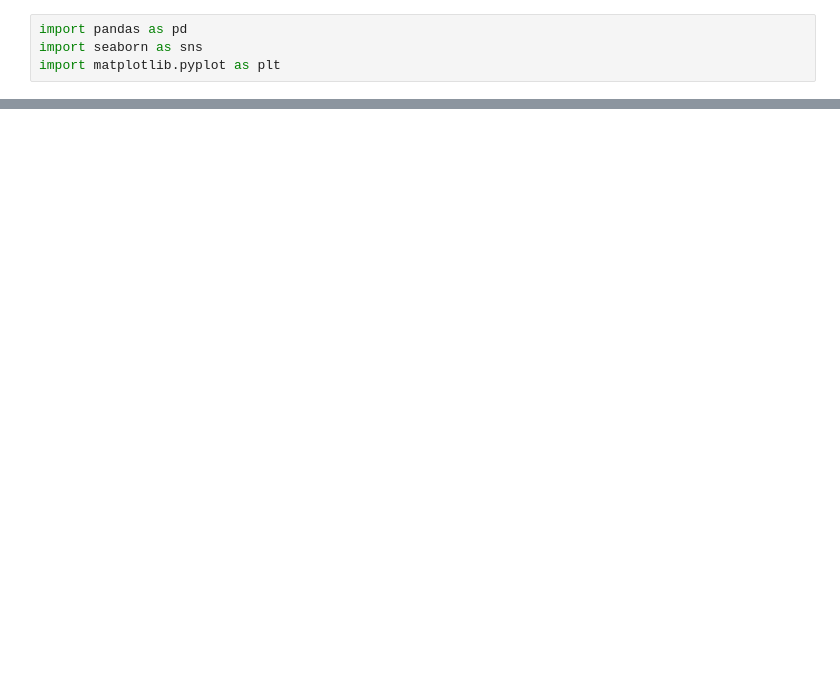
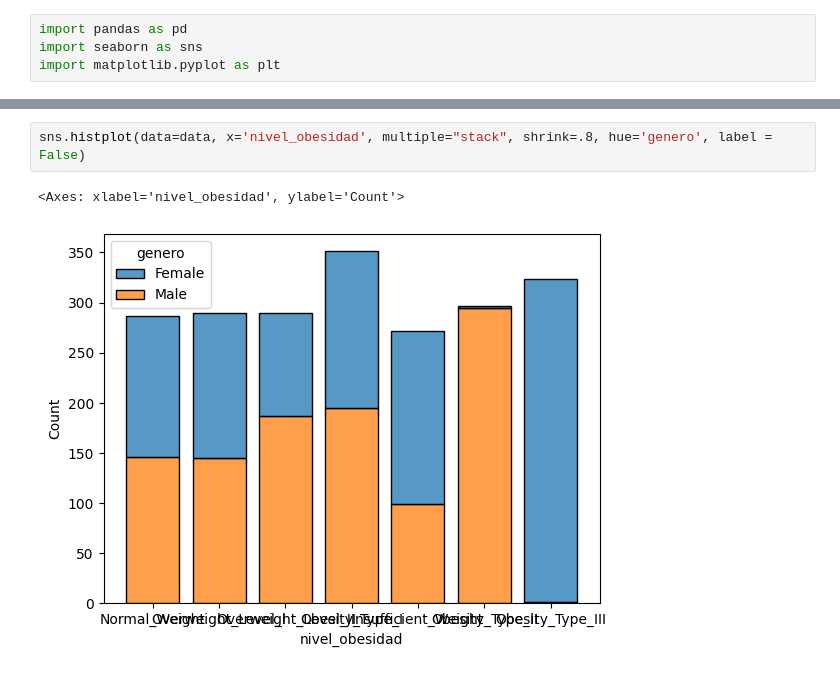
Before and after one commit to andresgabas/DS2-Coderhouse, a Jupyter notebook: Proyecto.ipynb, the cells around one changed output, grey strips where cells are left out. Drawn from its saved outputs; the diff is of its cells as text; blank space fills up the shorter version.

```diff
--- a/Proyecto.ipynb
+++ b/Proyecto.ipynb
@@ -25,0 +70,5 @@ df.describe()
+# %%
+sns.histplot(data=data, x='nivel_obesidad', multiple="stack", shrink=.8, hue='genero', label = False)
+# %% [output]
+<Axes: xlabel='nivel_obesidad', ylabel='Count'>
+[figure, added]
```
Also changed, not shown: parts of 18 cells of this notebook.
